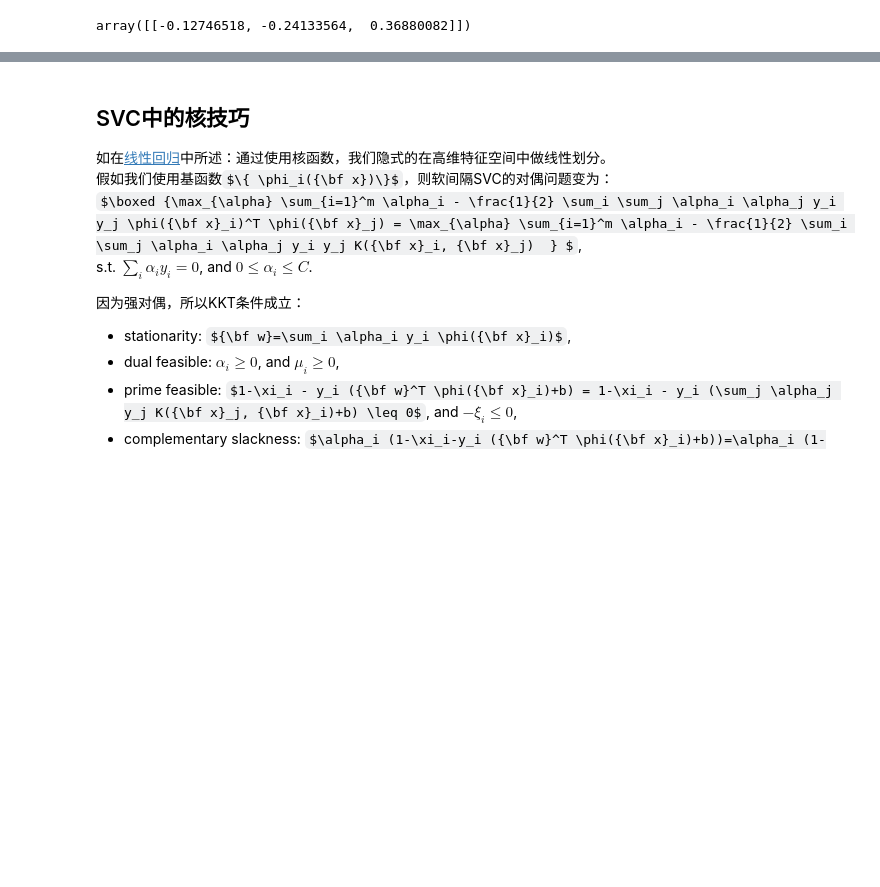
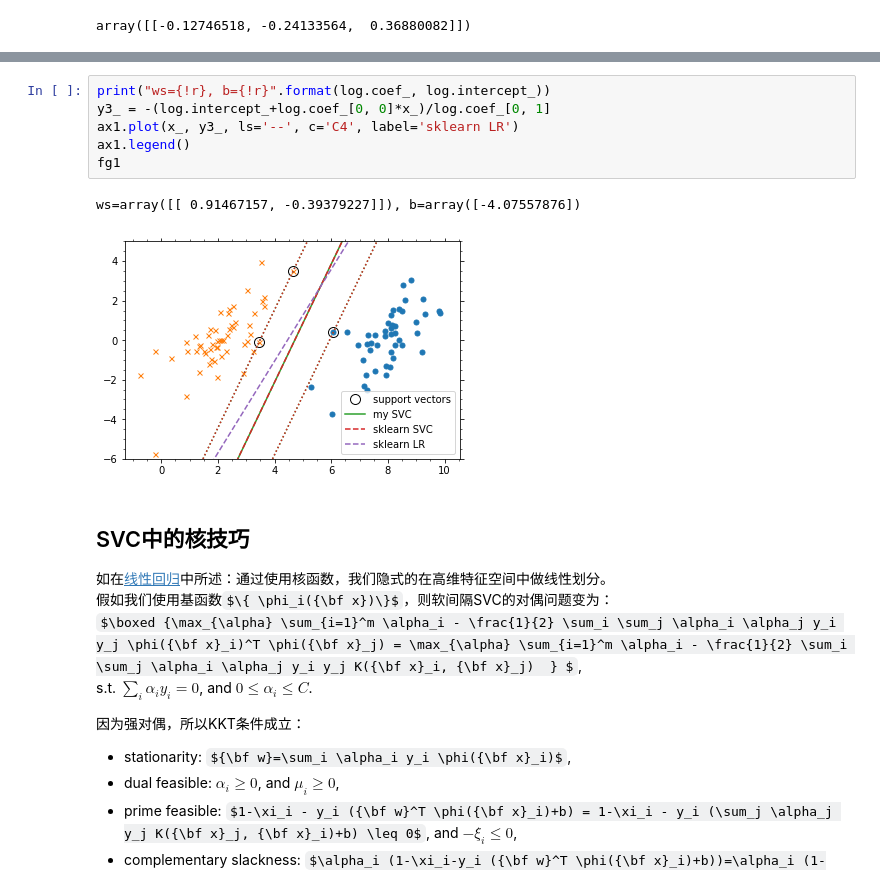
Before and after one commit to szqtc/MyMachineLearningNotes, a Jupyter notebook: 2_SVM.ipynb, the cells around one changed output, grey strips where cells are left out. Cells and saved outputs as stored; diff of their text form; some formulas as TeX source; blank space fills up the shorter version.

```diff
--- a/2_SVM.ipynb
+++ b/2_SVM.ipynb
@@ -563,3 +577,12 @@ fg1
+# %%
+print("ws={!r}, b={!r}".format(log.coef_, log.intercept_))
+y3_ = -(log.intercept_+log.coef_[0, 0]*x_)/log.coef_[0, 1]
+ax1.plot(x_, y3_, ls='--', c='C4', label='sklearn LR')
+ax1.legend()
+fg1
+# %% [output]
+ws=array([[ 0.91467157, -0.39379227]]), b=array([-4.07557876])
+[figure, added]
 # %% [markdown]
 ## SVC中的核技巧
 如在[线性回归](1_LinearRegression.ipynb#核技巧)中所述：通过使用核函数，我们隐式的在高维特征空间中做线性划分。
```
Also changed, not shown: parts of 10 cells of this notebook, 4 other files.
